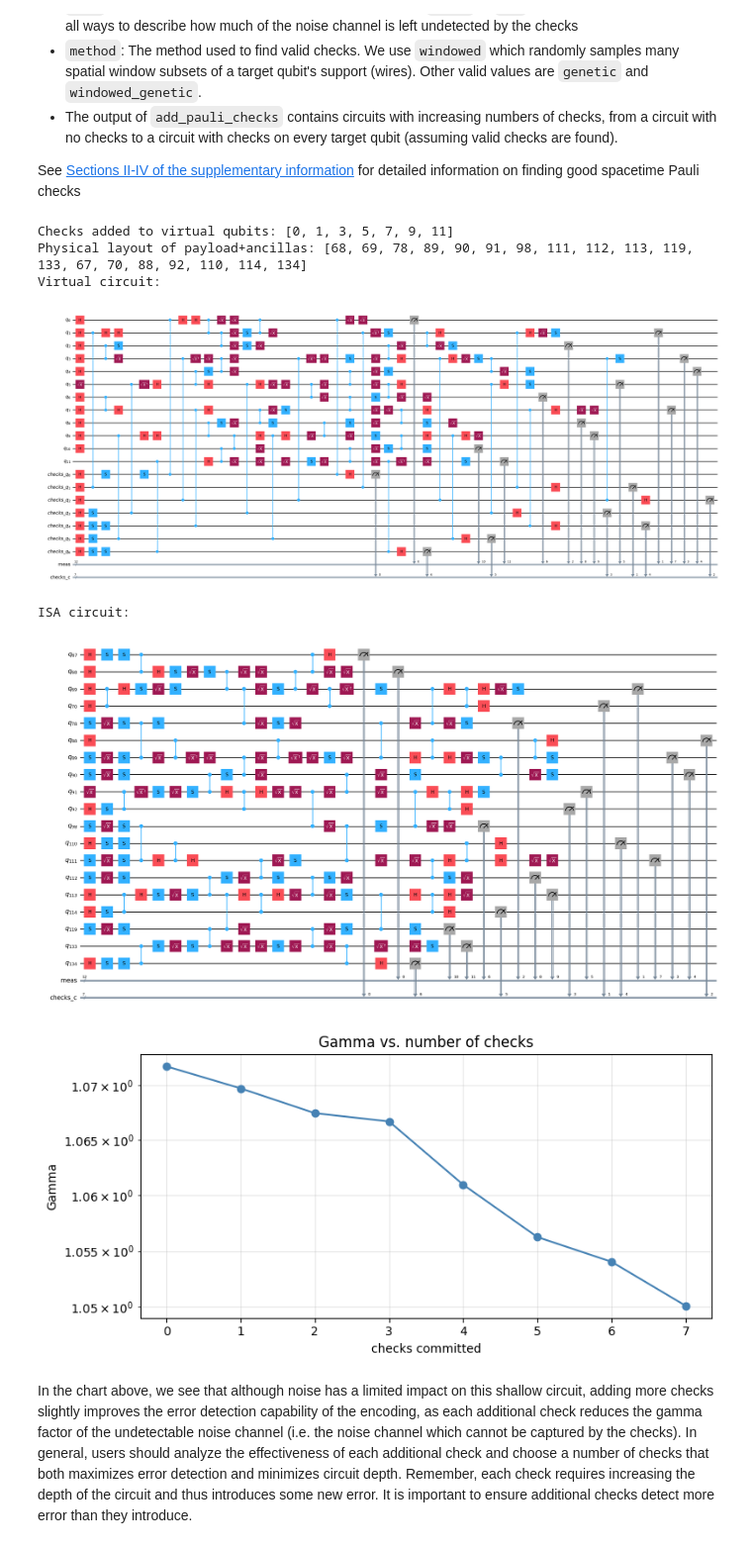
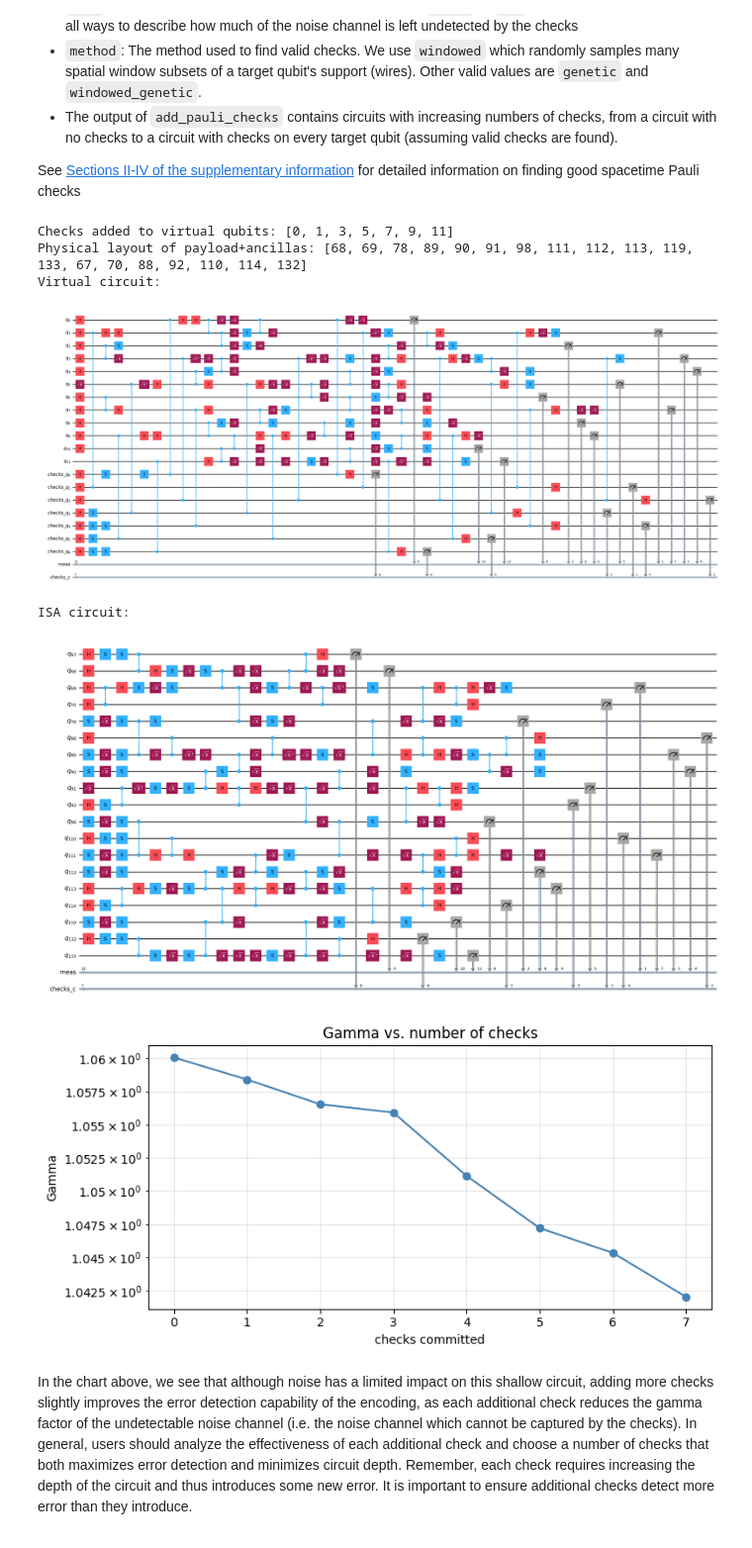
Before and after one commit to Qiskit/qiskit-paulice, a Jupyter notebook: docs/tutorials/01_low_overhead_error_detection_using_spacetime_codes.ipynb, the cells around one changed output. Shown at 99% size. Saved outputs shown, nothing was run; the diff lists cells and outputs as text; code cells hidden in the pictures.

Commit message:
Fix bug in target qubit specification

```diff
--- a/docs/tutorials/01_low_overhead_error_detection_using_spacetime_codes.ipynb
+++ b/docs/tutorials/01_low_overhead_error_detection_using_spacetime_codes.ipynb
@@ -148,37 +148,37 @@ checked = add_pauli_checks(
 pm = generate_preset_pass_manager(optimization_level=0, backend=backend, initial_layout=layout)
 circuit_isa = pm.run(circuit)
 checked_isa = add_pauli_checks(
     circuit_isa,
-    target_qubits_v,
+    target_qubits,
     noise_model,
     ancilla_qubits=ancilla_qubits,
     cost="gamma",
     method="windowed",
     seed=seed,
 )
 print(f"Checks added to virtual qubits: {target_qubits_v}")
 print(f"Physical layout of payload+ancillas: {layout + ancilla_qubits}")
 print("Virtual circuit:")
 idisplay(checked[-1].circuit.draw("mpl", fold=-1, idle_wires=False))
 print("ISA circuit:")
 idisplay(checked_isa[-1].circuit.draw("mpl", fold=-1, idle_wires=False))
 
 fig, ax = plt.subplots(figsize=(8, 4))
 costs = [v.cost for v in checked]
 ks = np.arange(len(costs))
 ax.plot(ks, costs, marker="o", color="steelblue")
 ax.set(xlabel="checks committed", ylabel="Gamma", yscale="log", title="Gamma vs. number of checks")
 ax.grid(True, alpha=0.3, which="both")
 plt.tight_layout()
 plt.show()
 # %% [output]
 Checks added to virtual qubits: [0, 1, 3, 5, 7, 9, 11]
-Physical layout of payload+ancillas: [68, 69, 78, 89, 90, 91, 98, 111, 112, 113, 119, 133, 67, 70, 88, 92, 110, 114, 134]
+Physical layout of payload+ancillas: [68, 69, 78, 89, 90, 91, 98, 111, 112, 113, 119, 133, 67, 70, 88, 92, 110, 114, 132]
 Virtual circuit:
 [figure]
 ISA circuit:
-[figure, old version]
+[figure, new version]
-[figure, old version]
+[figure, new version]
 # %% [markdown]
 In the chart above, we see that although noise has a limited impact on this shallow circuit, adding more checks slightly improves the error detection capability of the encoding, as each additional check reduces the gamma factor of the undetectable noise channel (i.e. the noise channel which cannot be captured by the checks). In general, users should analyze the effectiveness of each additional check and choose a number of checks that both maximizes error detection and minimizes circuit depth. Remember, each check requires increasing the depth of the circuit and thus introduces some new error. It is important to ensure additional checks detect more error than they introduce.
 # %% [markdown]
```
Also changed, not shown: parts of 7 cells of this notebook, 2 other files.
